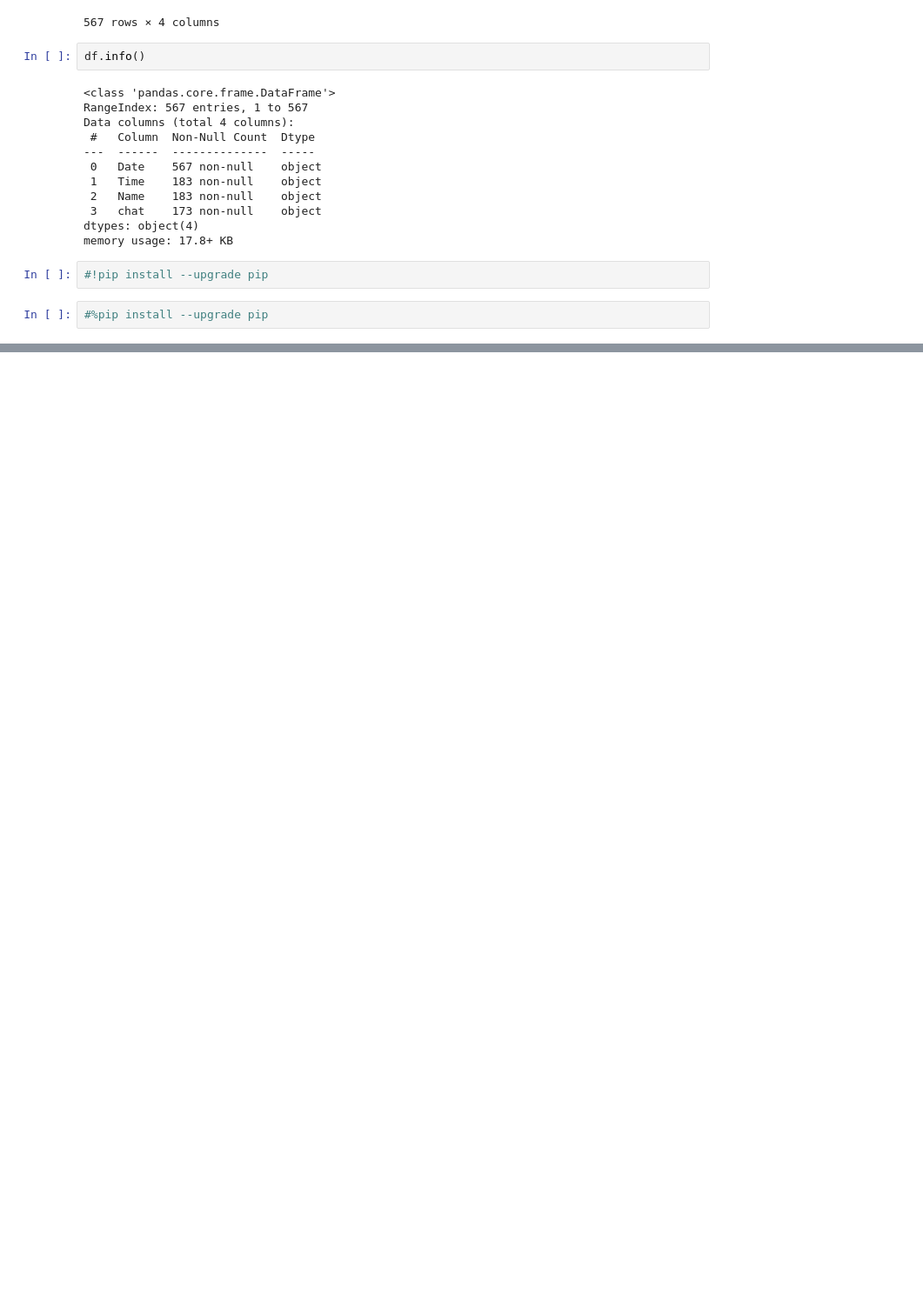
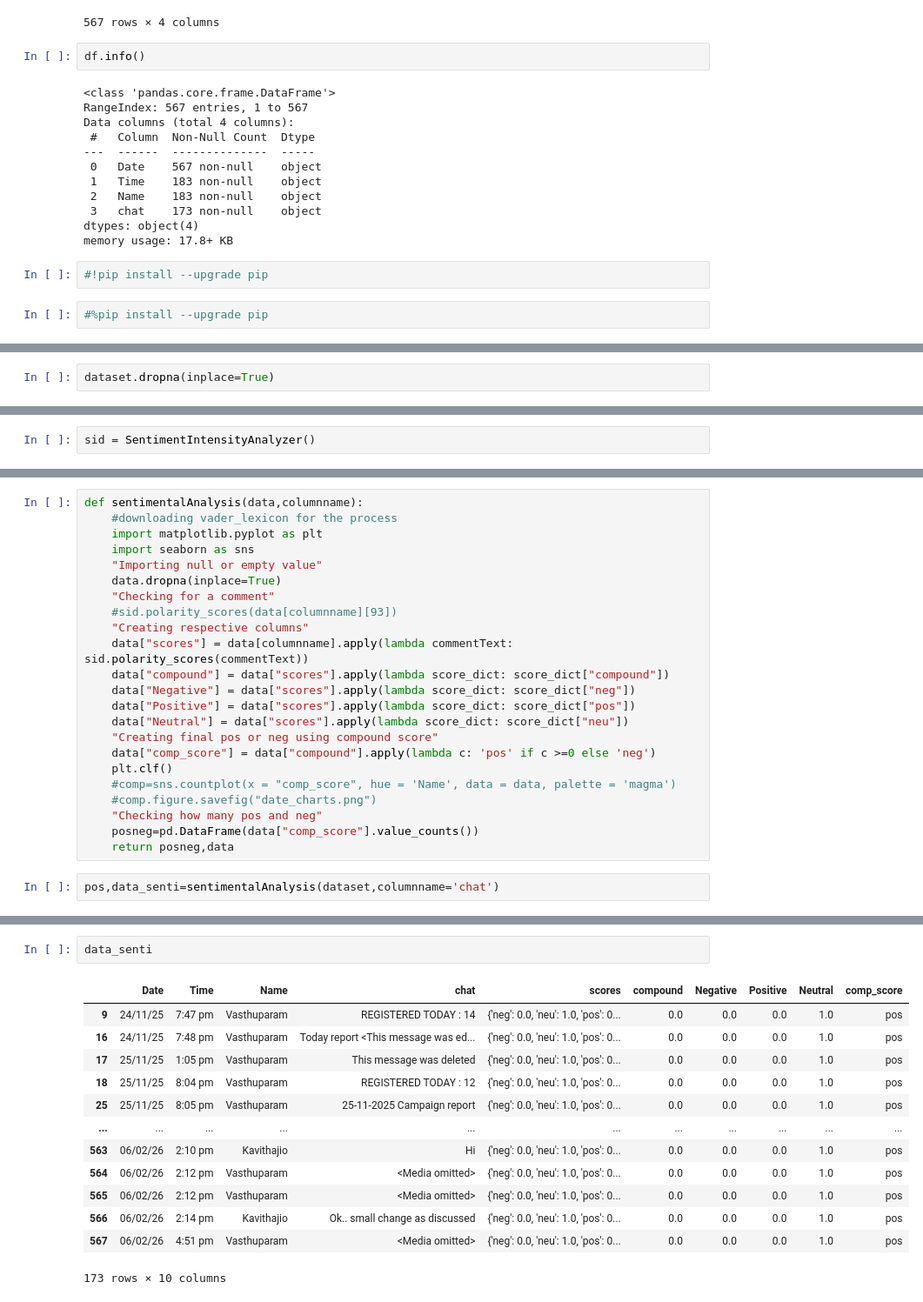
Before and after one commit to velaven/NLP, a Jupyter notebook: whatsappNLP.ipynb, the cells around one changed output, grey strips where cells are left out. Shown at 87% size. Drawn from its saved outputs; the diff is of its cells as text; blank space fills up the shorter version.

```diff
--- a/whatsappNLP.ipynb
+++ b/whatsappNLP.ipynb
@@ -151,0 +129,2 @@ print(scores)
+# %%
+dataset.dropna(inplace=True)
@@ -151,0 +136,2 @@ print(scores)
+# %%
+sid = SentimentIntensityAnalyzer()
@@ -151,0 +146,25 @@ print(scores)
+# %%
+def sentimentalAnalysis(data,columnname):
+    #downloading vader_lexicon for the process
+    import matplotlib.pyplot as plt
+    import seaborn as sns
+    "Importing null or empty value"
+    data.dropna(inplace=True)
+    "Checking for a comment"
+    #sid.polarity_scores(data[columnname][93])
+    "Creating respective columns"
+    data["scores"] = data[columnname].apply(lambda commentText: sid.polarity_scores(commentText))
+    data["compound"] = data["scores"].apply(lambda score_dict: score_dict["compound"])
+    data["Negative"] = data["scores"].apply(lambda score_dict: score_dict["neg"])
+    data["Positive"] = data["scores"].apply(lambda score_dict: score_dict["pos"])
+    data["Neutral"] = data["scores"].apply(lambda score_dict: score_dict["neu"])
+    "Creating final pos or neg using compound score"
+    data["comp_score"] = data["compound"].apply(lambda c: 'pos' if c >=0 else 'neg')
+    plt.clf()
+    #comp=sns.countplot(x = "comp_score", hue = 'Name', data = data, palette = 'magma')
+    #comp.figure.savefig("date_charts.png")
+    "Checking how many pos and neg"
+    posneg=pd.DataFrame(data["comp_score"].value_counts())
+    return posneg,data
+# %%
+pos,data_senti=sentimentalAnalysis(dataset,columnname='chat')
@@ -151,0 +190,16 @@ print(scores)
+# %%
+data_senti
+# %% [output]
+|  | Date | Time | Name | chat | scores | compound | Negative | Positive | Neutral | comp_score |
+| 9 | 24/11/25 | 7:47 pm | Vasthuparam | REGISTERED TODAY : 14 | {'neg': 0.0, 'neu': 1.0, 'pos': 0... | 0.0 | 0.0 | 0.0 | 1.0 | pos |
+| 16 | 24/11/25 | 7:48 pm | Vasthuparam | Today report <This message was ed... | {'neg': 0.0, 'neu': 1.0, 'pos': 0... | 0.0 | 0.0 | 0.0 | 1.0 | pos |
+| 17 | 25/11/25 | 1:05 pm | Vasthuparam | This message was deleted | {'neg': 0.0, 'neu': 1.0, 'pos': 0... | 0.0 | 0.0 | 0.0 | 1.0 | pos |
+| 18 | 25/11/25 | 8:04 pm | Vasthuparam | REGISTERED TODAY : 12 | {'neg': 0.0, 'neu': 1.0, 'pos': 0... | 0.0 | 0.0 | 0.0 | 1.0 | pos |
+| 25 | 25/11/25 | 8:05 pm | Vasthuparam | 25-11-2025 Campaign report | {'neg': 0.0, 'neu': 1.0, 'pos': 0... | 0.0 | 0.0 | 0.0 | 1.0 | pos |
+| ... | ... | ... | ... | ... | ... | ... | ... | ... | ... | ... |
+| 563 | 06/02/26 | 2:10 pm | Kavithajio | Hi | {'neg': 0.0, 'neu': 1.0, 'pos': 0... | 0.0 | 0.0 | 0.0 | 1.0 | pos |
+| 564 | 06/02/26 | 2:12 pm | Vasthuparam | <Media omitted> | {'neg': 0.0, 'neu': 1.0, 'pos': 0... | 0.0 | 0.0 | 0.0 | 1.0 | pos |
+| 565 | 06/02/26 | 2:12 pm | Vasthuparam | <Media omitted> | {'neg': 0.0, 'neu': 1.0, 'pos': 0... | 0.0 | 0.0 | 0.0 | 1.0 | pos |
+| 566 | 06/02/26 | 2:14 pm | Kavithajio | Ok.. small change as discussed | {'neg': 0.0, 'neu': 1.0, 'pos': 0... | 0.0 | 0.0 | 0.0 | 1.0 | pos |
+| 567 | 06/02/26 | 4:51 pm | Vasthuparam | <Media omitted> | {'neg': 0.0, 'neu': 1.0, 'pos': 0... | 0.0 | 0.0 | 0.0 | 1.0 | pos |
+173 rows × 10 columns
```
Also changed, not shown: parts of 9 cells of this notebook.
